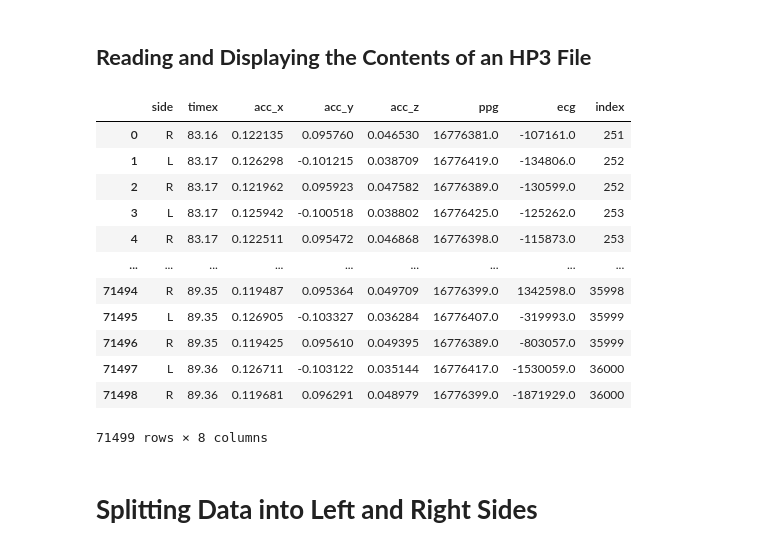
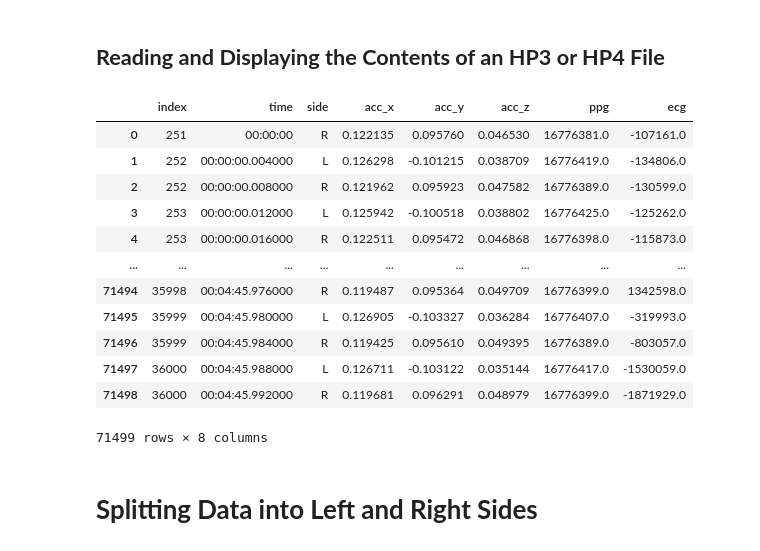
Before and after one commit to albararamli/hp, a Jupyter notebook: colab_example.ipynb, the cells around one changed output. Saved outputs shown, nothing was run; the diff lists cells and outputs as text; code cells hidden in the pictures.

```diff
--- a/colab_example.ipynb
+++ b/colab_example.ipynb
@@ -258,38 +395,38 @@ def draw_drift(out):
         # Display the plots
         plt.show()
 # %% [markdown]
-## **Reading and Displaying the Contents of an HP3 File**
+## **Reading and Displaying the Contents of an HP3 or HP4 File**
 # %%
 # Importing necessary libraries
 import pandas as pd
 import matplotlib.pyplot as plt
+import os
 
 # Import the hp3_read function from the hp3 module
-from hp3 import *
+#from hp3 import *
 
 # Specify the URL or path to the HP3 file
-url = "hp3_file.hp3"
+url = "file.hp3"
+#url = "file.hp4"
 
 # Read the HP3 file and extract the data
-data = hp3_read(url)
+data, extension = hp_read(url)
 
 # Display the data
 display(data)
-
-# Perform further analysis or visualization tasks as needed
 # %% [output]
-|  | side | timex | acc_x | acc_y | acc_z | ppg | ecg | index |
-| 0 | R | 83.16 | 0.122135 | 0.095760 | 0.046530 | 16776381.0 | -107161.0 | 251 |
-| 1 | L | 83.17 | 0.126298 | -0.101215 | 0.038709 | 16776419.0 | -134806.0 | 252 |
-| 2 | R | 83.17 | 0.121962 | 0.095923 | 0.047582 | 16776389.0 | -130599.0 | 252 |
-| 3 | L | 83.17 | 0.125942 | -0.100518 | 0.038802 | 16776425.0 | -125262.0 | 253 |
-| 4 | R | 83.17 | 0.122511 | 0.095472 | 0.046868 | 16776398.0 | -115873.0 | 253 |
+|  | index | time | side | acc_x | acc_y | acc_z | ppg | ecg |
+| 0 | 251 | 00:00:00 | R | 0.122135 | 0.095760 | 0.046530 | 16776381.0 | -107161.0 |
+| 1 | 252 | 00:00:00.004000 | L | 0.126298 | -0.101215 | 0.038709 | 16776419.0 | -134806.0 |
+| 2 | 252 | 00:00:00.008000 | R | 0.121962 | 0.095923 | 0.047582 | 16776389.0 | -130599.0 |
+| 3 | 253 | 00:00:00.012000 | L | 0.125942 | -0.100518 | 0.038802 | 16776425.0 | -125262.0 |
+| 4 | 253 | 00:00:00.016000 | R | 0.122511 | 0.095472 | 0.046868 | 16776398.0 | -115873.0 |
 | ... | ... | ... | ... | ... | ... | ... | ... | ... |
-| 71494 | R | 89.35 | 0.119487 | 0.095364 | 0.049709 | 16776399.0 | 1342598.0 | 35998 |
-| 71495 | L | 89.35 | 0.126905 | -0.103327 | 0.036284 | 16776407.0 | -319993.0 | 35999 |
-| 71496 | R | 89.35 | 0.119425 | 0.095610 | 0.049395 | 16776389.0 | -803057.0 | 35999 |
-| 71497 | L | 89.36 | 0.126711 | -0.103122 | 0.035144 | 16776417.0 | -1530059.0 | 36000 |
-| 71498 | R | 89.36 | 0.119681 | 0.096291 | 0.048979 | 16776399.0 | -1871929.0 | 36000 |
+| 71494 | 35998 | 00:04:45.976000 | R | 0.119487 | 0.095364 | 0.049709 | 16776399.0 | 1342598.0 |
+| 71495 | 35999 | 00:04:45.980000 | L | 0.126905 | -0.103327 | 0.036284 | 16776407.0 | -319993.0 |
+| 71496 | 35999 | 00:04:45.984000 | R | 0.119425 | 0.095610 | 0.049395 | 16776389.0 | -803057.0 |
+| 71497 | 36000 | 00:04:45.988000 | L | 0.126711 | -0.103122 | 0.035144 | 16776417.0 | -1530059.0 |
+| 71498 | 36000 | 00:04:45.992000 | R | 0.119681 | 0.096291 | 0.048979 | 16776399.0 | -1871929.0 |
 71499 rows × 8 columns
 # %% [markdown]
 # **Splitting Data into Left and Right Sides**
```
Also changed, not shown: parts of 4 cells of this notebook.
